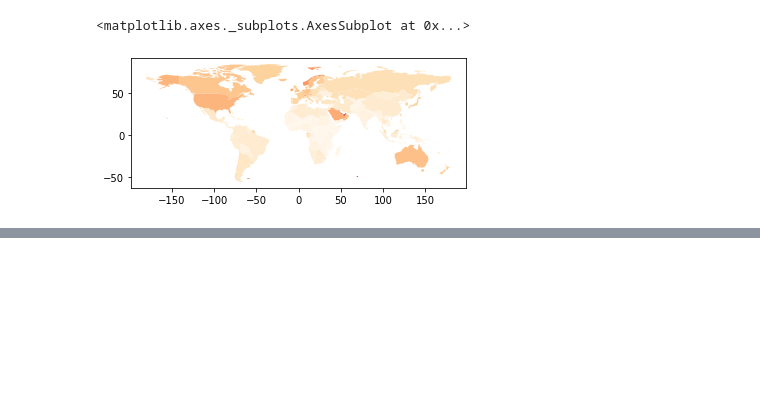
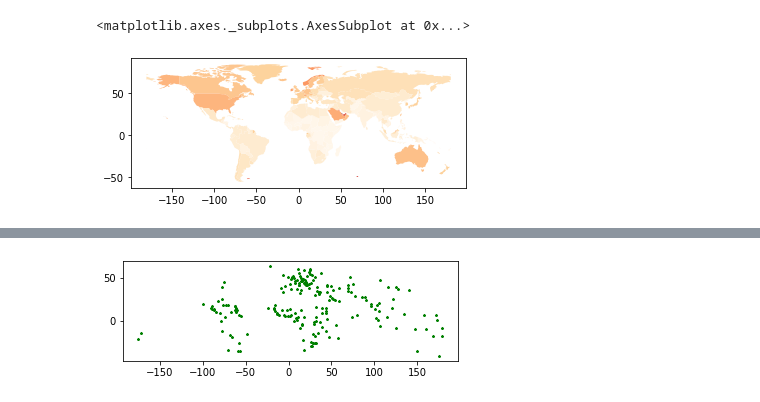
Before and after one commit to akilkudil/geopandas, a Jupyter notebook: Mapping.ipynb, the cells around one changed output, grey strips where cells are left out. Saved outputs shown, nothing was run; the diff lists cells and outputs as text; code cells hidden in the pictures; blank space fills up the shorter version.

```diff
--- a/Mapping.ipynb
+++ b/Mapping.ipynb
@@ -65,0 +71,6 @@ You can install them with  `pip install urbanaccess pandana` or `conda install -
+# %%
+# Check crs
+cities = cities.to_crs(world.crs)
+cities.plot(marker='*', color='green', markersize=5);
+# %% [output]
+[figure, added]
```
Also changed, not shown: parts of 8 cells of this notebook.
